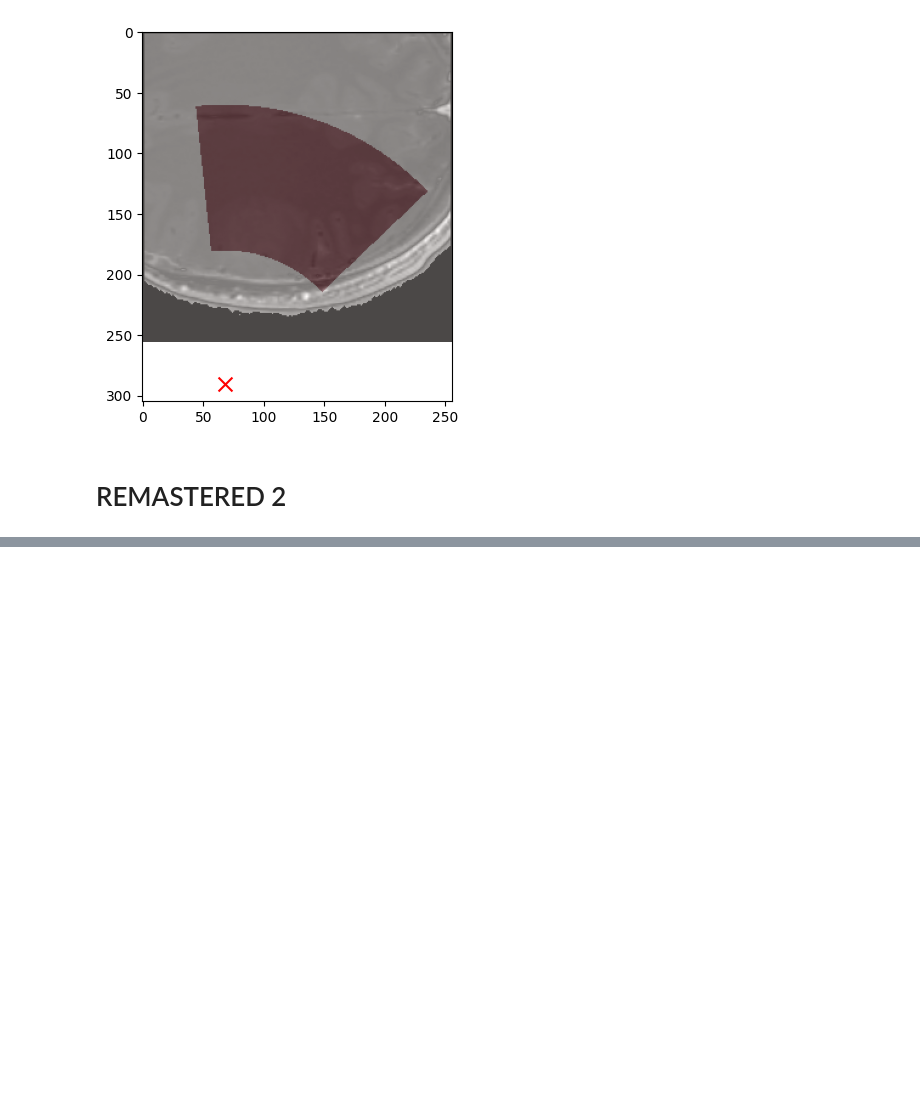
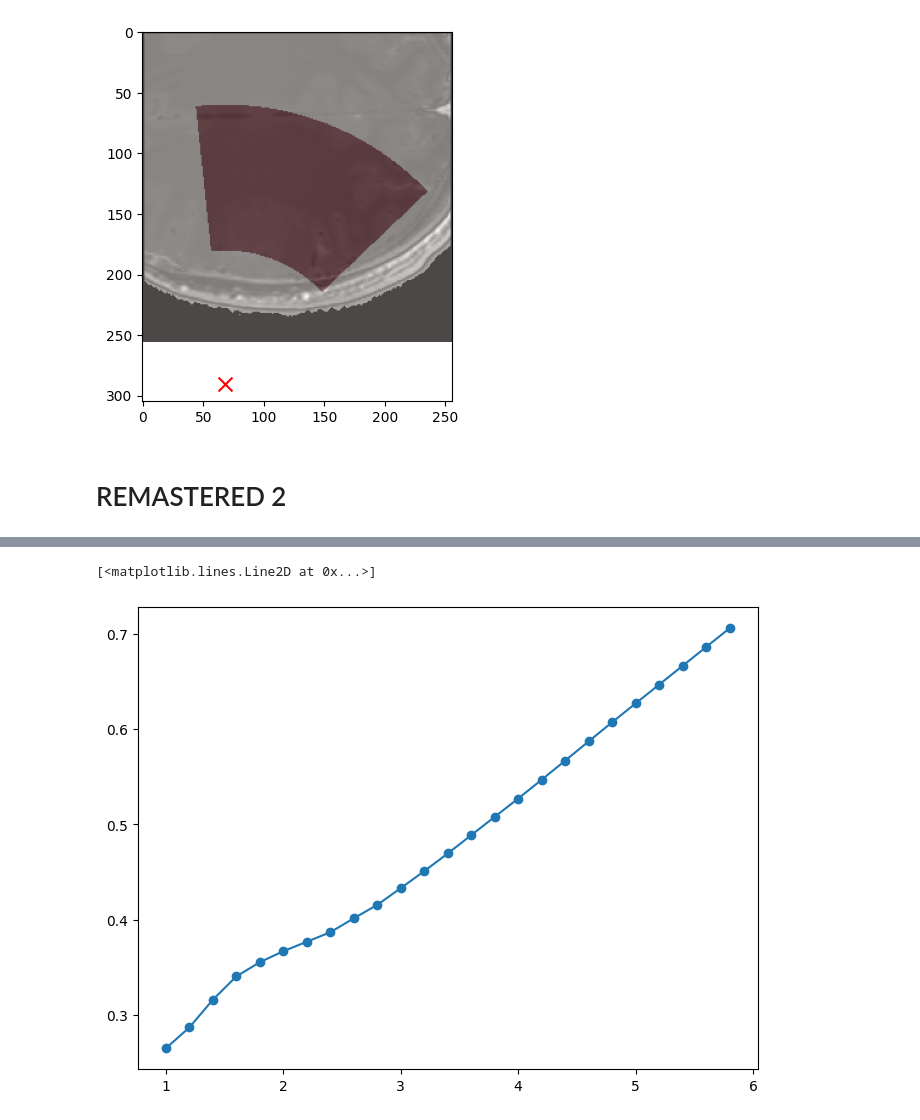
Before and after one commit to gduguey/DiffUS, a Jupyter notebook: notebooks/[DEMO] Train MRI to Impedance MLP.ipynb, the cells around one changed output, grey strips where cells are left out. Saved outputs shown, nothing was run; the diff lists cells and outputs as text; code cells hidden in the pictures; blank space fills up the shorter version.

```diff
--- a/notebooks/[DEMO] Train MRI to Impedance MLP.ipynb
+++ b/notebooks/[DEMO] Train MRI to Impedance MLP.ipynb
@@ -696,0 +734,9 @@ plt.show()
+# %%
+x = torch.arange(1, 6, step=0.2,dtype=torch.float32).reshape(-1, 1)
+y = model_one.forward(x).detach()
+
+plt.figure(figsize=(8, 6))
+plt.plot(x.numpy(), y, marker='o', label='Predicted Impedance')
+# %% [output]
+[<matplotlib.lines.Line2D at 0x...>]
+[figure, added]
```
Also changed, not shown: parts of 9 cells of this notebook, 1 other file.
